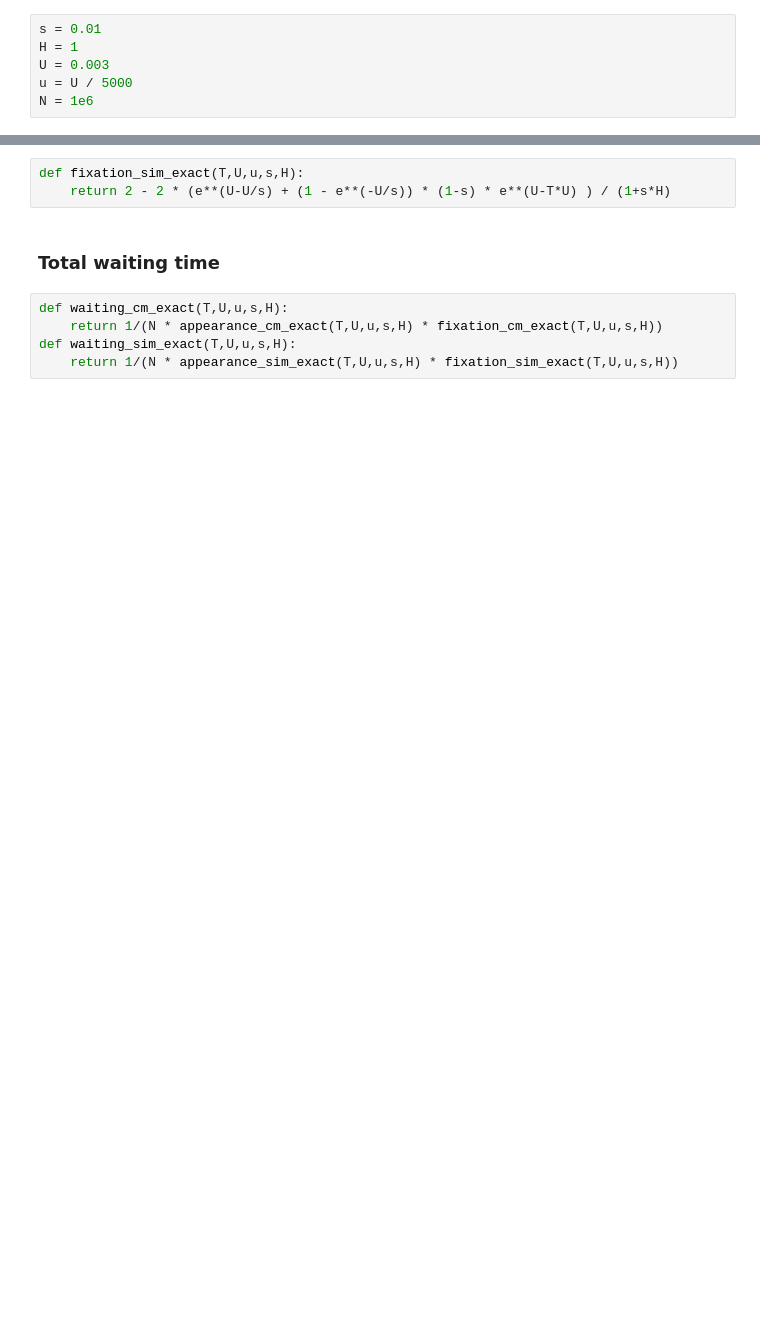
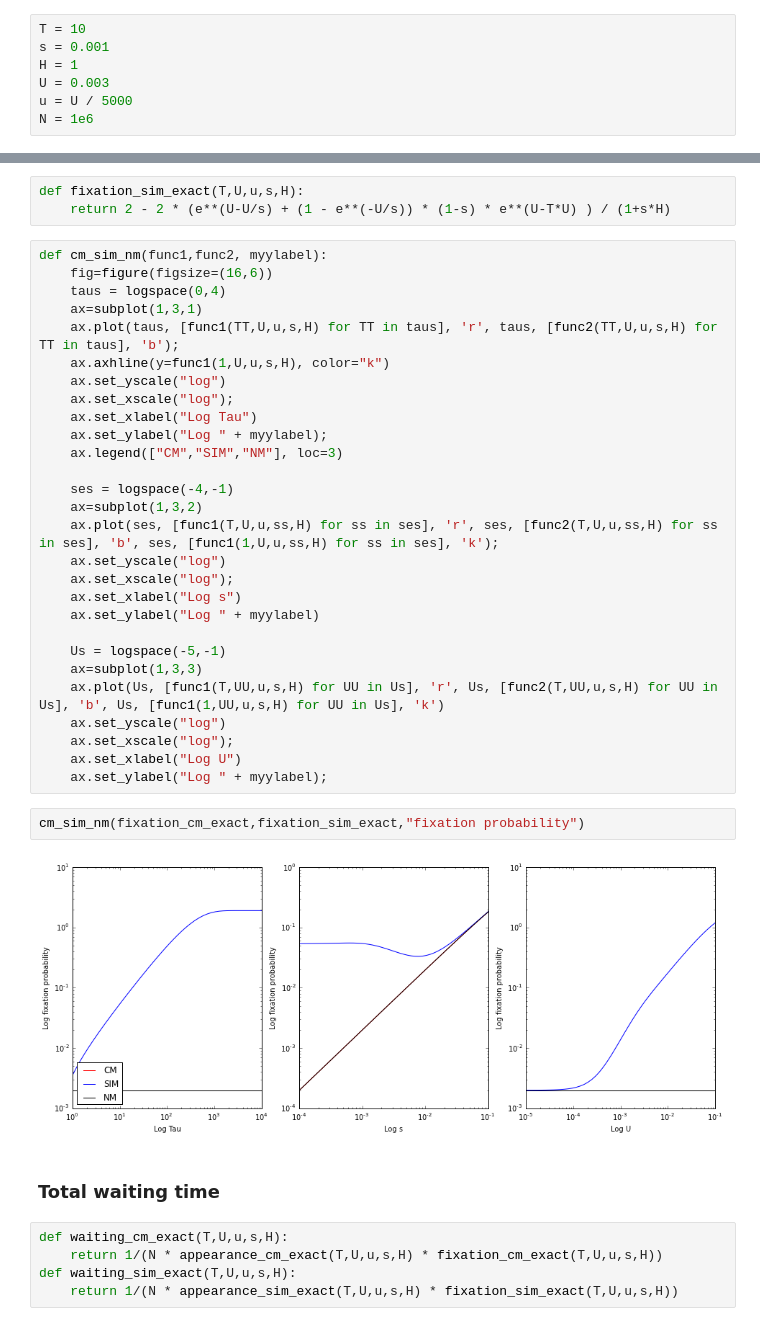
Before and after one commit to yoavram/ruggedsim, a Jupyter notebook: SIDEER2013/notebook.ipynb, the cells around one changed output, grey strips where cells are left out. Saved outputs shown, nothing was run; the diff lists cells and outputs as text; blank space fills up the shorter version.

Commit message:
CM and SIM analytical approx for fixation

```diff
--- a/SIDEER2013/notebook.ipynb
+++ b/SIDEER2013/notebook.ipynb
@@ -4,7 +4,8 @@
 # %% [markdown]
 ## Global parameters
 # %%
-s = 0.01
+T = 10
+s = 0.001
 H = 1
 U = 0.003
 u = U / 5000
@@ -72,6 +73,38 @@ $$
 # %%
 def fixation_sim_exact(T,U,u,s,H):
     return 2 - 2 * (e**(U-U/s) + (1 - e**(-U/s)) * (1-s) * e**(U-T*U) ) / (1+s*H)
+# %%
+def cm_sim_nm(func1,func2, myylabel):
+    fig=figure(figsize=(16,6))
+    taus = logspace(0,4)
+    ax=subplot(1,3,1)
+    ax.plot(taus, [func1(TT,U,u,s,H) for TT in taus], 'r', taus, [func2(TT,U,u,s,H) for TT in taus], 'b');
+    ax.axhline(y=func1(1,U,u,s,H), color="k")
+    ax.set_yscale("log")
+    ax.set_xscale("log");
+    ax.set_xlabel("Log Tau")
+    ax.set_ylabel("Log " + myylabel);
+    ax.legend(["CM","SIM","NM"], loc=3)
+
+    ses = logspace(-4,-1)
+    ax=subplot(1,3,2)
+    ax.plot(ses, [func1(T,U,u,ss,H) for ss in ses], 'r', ses, [func2(T,U,u,ss,H) for ss in ses], 'b', ses, [func1(1,U,u,ss,H) for ss in ses], 'k');
+    ax.set_yscale("log")
+    ax.set_xscale("log");
+    ax.set_xlabel("Log s")
+    ax.set_ylabel("Log " + myylabel)
+
+    Us = logspace(-5,-1)
+    ax=subplot(1,3,3)
+    ax.plot(Us, [func1(T,UU,u,s,H) for UU in Us], 'r', Us, [func2(T,UU,u,s,H) for UU in Us], 'b', Us, [func1(1,UU,u,s,H) for UU in Us], 'k')
+    ax.set_yscale("log")
+    ax.set_xscale("log");
+    ax.set_xlabel("Log U")
+    ax.set_ylabel("Log " + myylabel);
+# %%
+cm_sim_nm(fixation_cm_exact,fixation_sim_exact,"fixation probability")
+# %% [output]
+[figure, added]
 # %% [markdown]
 ### Total waiting time
 # %%
```
Also changed, not shown: parts of 24 cells of this notebook.
